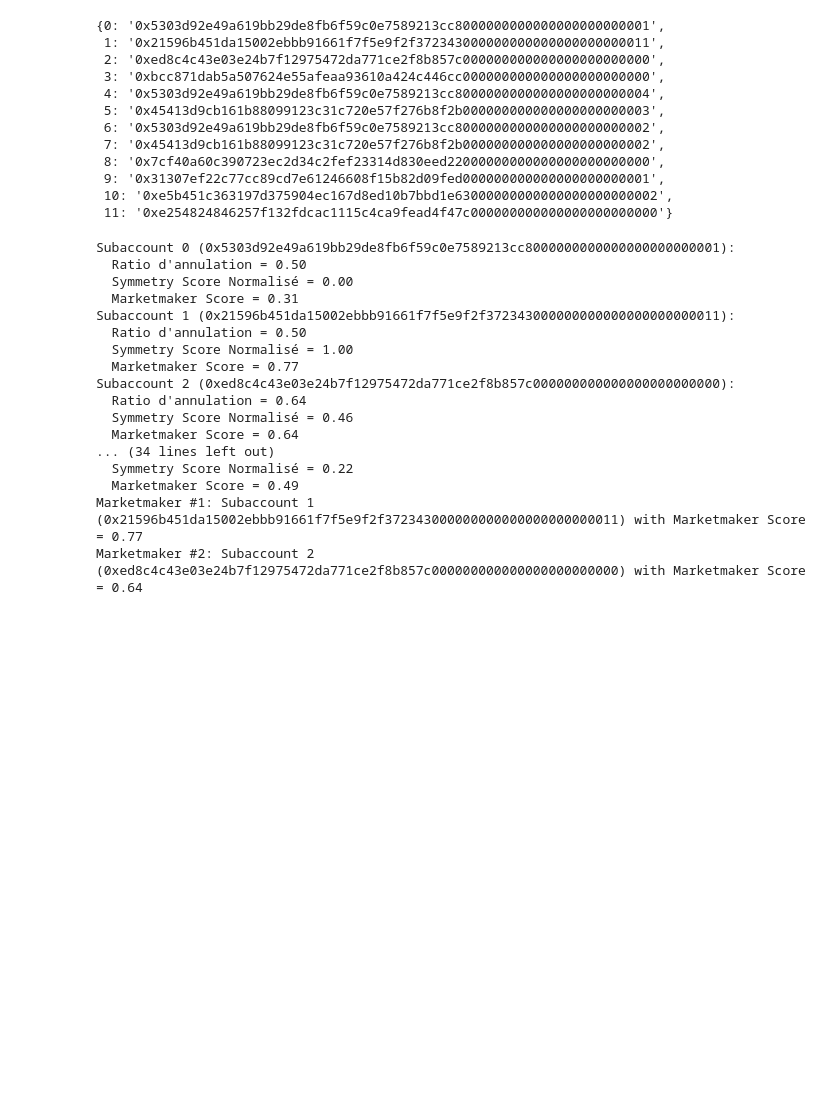
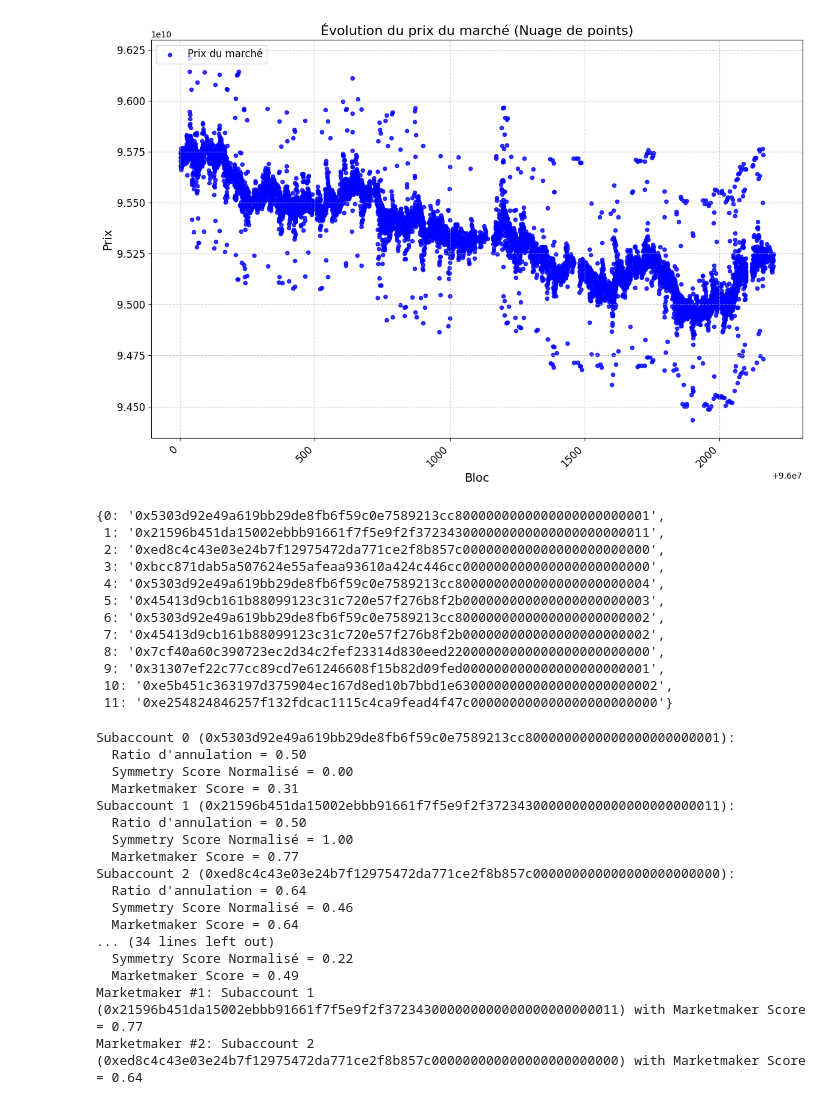
Before and after one commit to Plasmow/perplex_trading, a Jupyter notebook: perplex_project.ipynb, the cells around one changed output. Saved outputs shown, nothing was run; the diff lists cells and outputs as text; code cells hidden in the pictures; blank space fills up the shorter version.

Commit message:
Plot le prix du marché avec les datas

```diff
--- a/perplex_project.ipynb
+++ b/perplex_project.ipynb
@@ -9,6 +9,60 @@ import networkx as nx
 # %%
 # time init
 start = time.time()
+# %%
+# --- Étape 1 : Chargement des données ---
+def load_and_clean_data(filepath):
+    # Lecture du fichier CSV
+    columns = ["OrderHash", "Block", "Action", "Price", "Quantity", "OrderType", "SubaccountID"]
+    df = pd.read_csv(filepath, names=columns, skiprows=1)
+
+    # Convertir la colonne 'Price' en numérique
+    df['Price'] = pd.to_numeric(df['Price'], errors='coerce')
+
+    # Filtrer les événements "EVENT_NEW"
+    df_new = df[df['Action'] == 'EVENT_NEW']
+
+    return df_new
+
+# --- Étape 2 : Tracer un nuage de points ---
+def plot_market_price(df):
+    plt.figure(figsize=(12, 8))  # Augmenter la taille du graphique
+
+    # Tracer un nuage de points
+    plt.scatter(df['Block'], df['Price'], color='b', label="Prix du marché", s=20, alpha=0.8, marker='o')
+
+    # Ajouter des labels et un titre
+    plt.xlabel('Bloc', fontsize=14)
+    plt.ylabel('Prix', fontsize=14)
+    plt.title('Évolution du prix du marché (Nuage de points)', fontsize=16)
+
+    # Ajouter une légende
+    plt.legend(loc='upper left', fontsize=12)
+
+    # Ajouter une grille
+    plt.grid(True, linestyle='--', alpha=0.7)
+
+    # Ajuster les ticks de l'axe des x pour les rendre plus lisibles
+    plt.xticks(rotation=45, ha='right', fontsize=12)
+
+    # Ajuster les ticks de l'axe des y
+    plt.yticks(fontsize=12)
+
+    # Afficher le graphique
+    plt.tight_layout()  # Pour éviter les chevauchements des étiquettes
+    plt.show()
+
+# --- Exemple d'exécution ---
+if __name__ == "__main__":
+    filepath = "orders.csv"  # Remplacez par le chemin de ton fichier CSV
+
+    # Charger et nettoyer les données
+    df_clean = load_and_clean_data(filepath)
+
+    # Tracer l'évolution du prix sous forme de nuage de points
+    plot_market_price(df_clean)
+# %% [output]
+[figure, added]
 # %%
 # Étape 1 : Chargement et nettoyage des données
 def load_and_clean_data(filepath):
```
Also changed, not shown: parts of 4 cells of this notebook.
